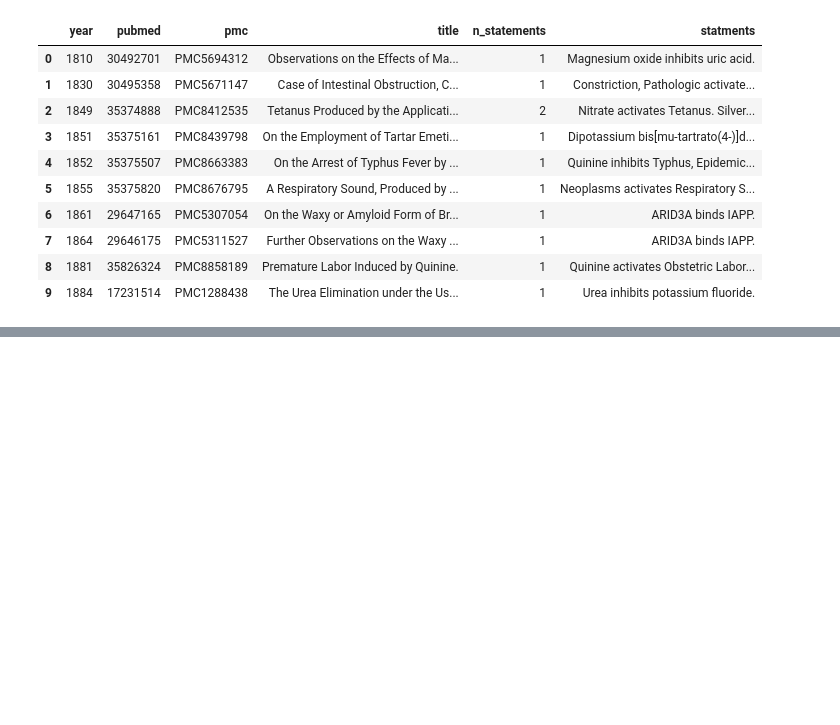
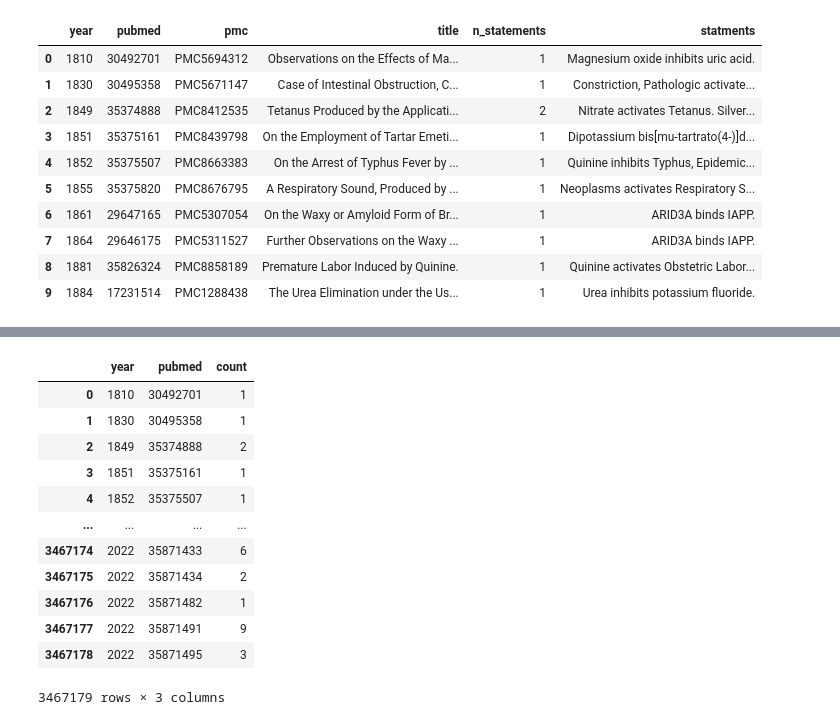
Before and after one commit to gyorilab/indra_cogex, a Jupyter notebook: notebooks/INDRA Database Summary.ipynb, the cells around one changed output, grey strips where cells are left out. Cells and saved outputs as stored; diff of their text form; code cells hidden in the pictures; blank space fills up the shorter version.

```diff
--- a/notebooks/INDRA Database Summary.ipynb
+++ b/notebooks/INDRA Database Summary.ipynb
@@ -353,0 +309,11 @@ Magnesium oxide inhibits uric acid.
+# %%
+%%time
+
+evidence_density_cypher = """
+MATCH (e:Evidence)-[:has_citation]->(pub:Publication)
+WHERE pub.year IS NOT NULL
+RETURN pub.id, pub.year, count(e)
+"""
+
+evidence_density_result = client.query_tx(evidence_density_cypher)
+len(evidence_density_result)
@@ -353,0 +324,24 @@ Magnesium oxide inhibits uric acid.
+# %%
+evidence_density_df = pd.DataFrame(
+    sorted(
+        (year, int(curie.removeprefix("pubmed:")), count)
+        for curie, year, count in tqdm(evidence_density_result, unit_scale=True, unit="row")
+        if curie and year
+    ),
+    columns=["year", "pubmed", "count"],
+)
+evidence_density_df
+# %% [output]
+|  | year | pubmed | count |
+| 0 | 1810 | 30492701 | 1 |
+| 1 | 1830 | 30495358 | 1 |
+| 2 | 1849 | 35374888 | 2 |
+| 3 | 1851 | 35375161 | 1 |
+| 4 | 1852 | 35375507 | 1 |
+| ... | ... | ... | ... |
+| 3467174 | 2022 | 35871433 | 6 |
+| 3467175 | 2022 | 35871434 | 2 |
+| 3467176 | 2022 | 35871482 | 1 |
+| 3467177 | 2022 | 35871491 | 9 |
+| 3467178 | 2022 | 35871495 | 3 |
+3467179 rows × 3 columns
```
Also changed, not shown: parts of 16 cells of this notebook.
